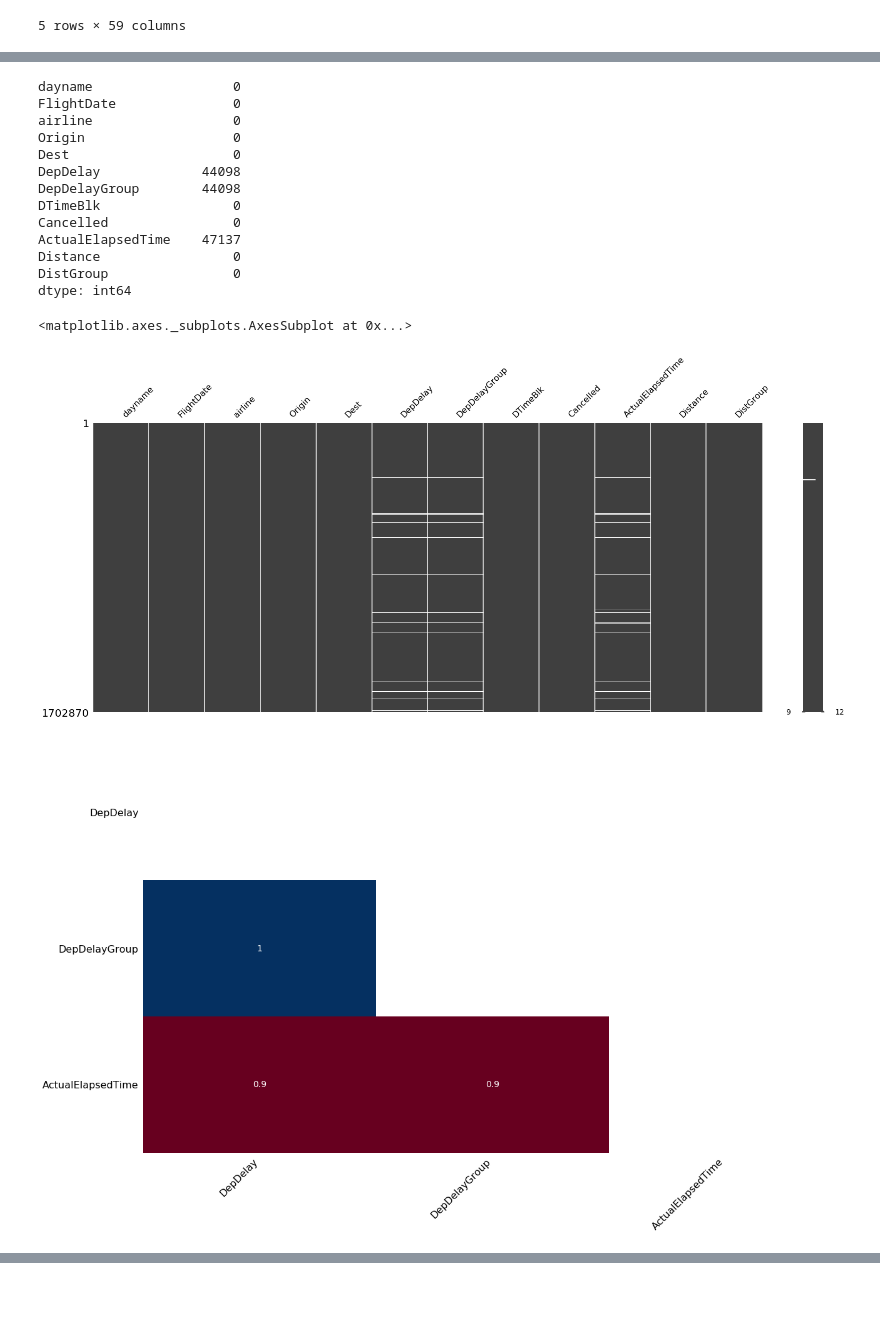
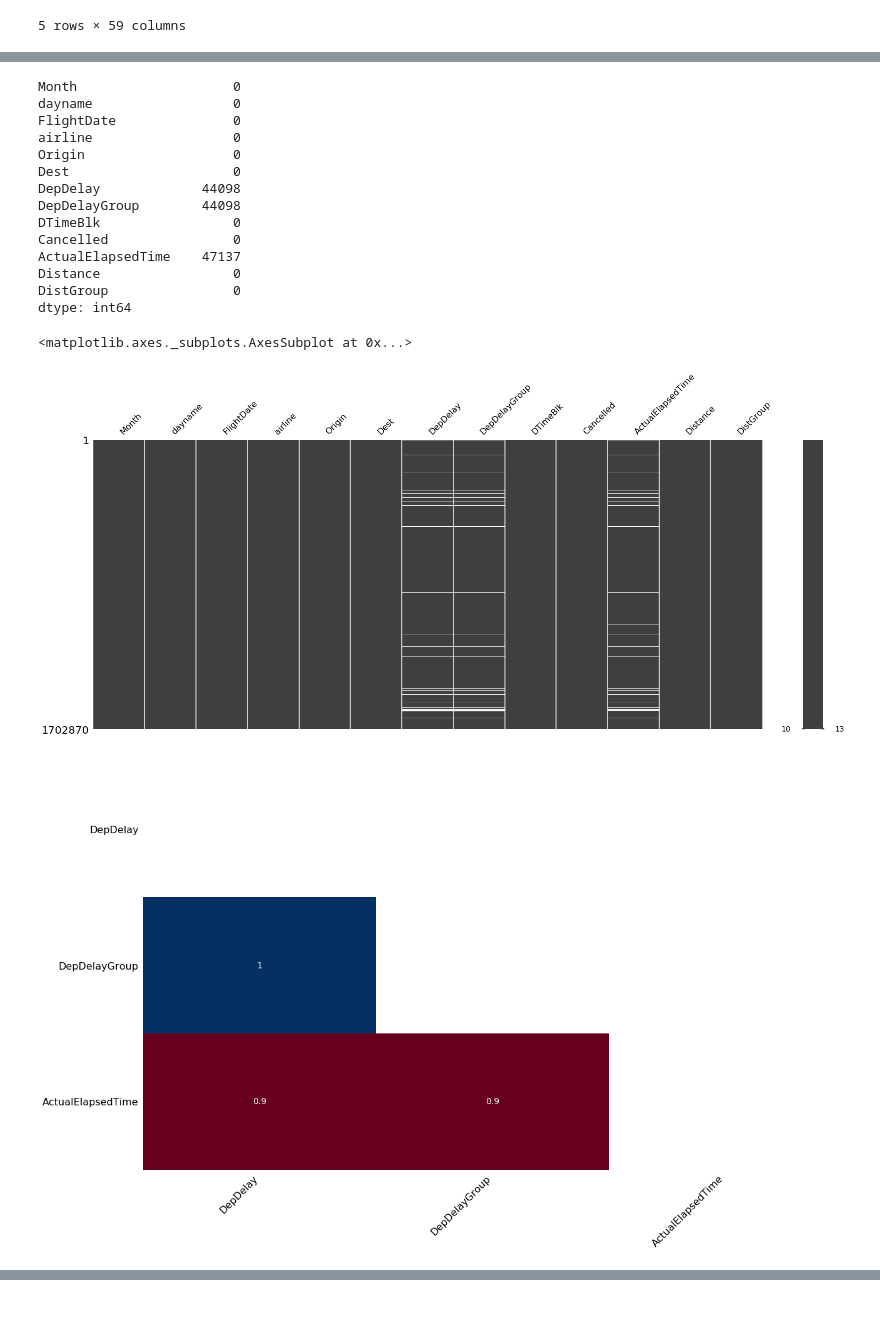
Before and after one commit to teresa201/MachineLearning, a Jupyter notebook: Lab1.ipynb, the cells around one changed output, grey strips where cells are left out. Saved outputs shown, nothing was run; the diff lists cells and outputs as text; code cells hidden in the pictures.

```diff
--- a/Lab1.ipynb
+++ b/Lab1.ipynb
@@ -34,7 +34,7 @@ import numpy as np
 print('Pandas:', pd.__version__)
 print('Numpy:',np.__version__)
 
-df = pd.read_csv('/Users/christopher201/Downloads/aaaa-On_Time_On_Time_Performance_2018_1.csv') # read in the csv file
+df = pd.read_csv('https://s2.smu.edu/~tyienger/aaaa-On_Time_On_Time_Performance_2018_1.csv') # read in the csv file
 
 df.head()
 # %% [output]
@@ -97,6 +99,7 @@ None
 #Figure out what data is missing
 df.isnull().sum()
 # %% [output]
+Month                    0
 dayname                  0
 FlightDate               0
 airline                  0
@@ -113,18 +116,18 @@ dtype: int64
 # %%
 # this python magics will allow plot to be embedded into the notebook
 import matplotlib
 import matplotlib.pyplot as plt
 import warnings
 warnings.simplefilter('ignore', DeprecationWarning)
 %matplotlib inline
 
 import missingno as mn
 
-mn.matrix(df.sort_values(by=["airline", "Origin"]))
-mn.heatmap(df.sort_values(by=["airline", "Origin"]))
+mn.matrix(df.sort_values(by=["Month"]))
+mn.heatmap(df.sort_values(by=["Month"]))
 # %% [output]
 <matplotlib.axes._subplots.AxesSubplot at 0x...>
-[figure, old version]
+[figure, new version]
 [figure]
 # %%
 df.describe()
```
Also changed, not shown: parts of 4 cells of this notebook.
